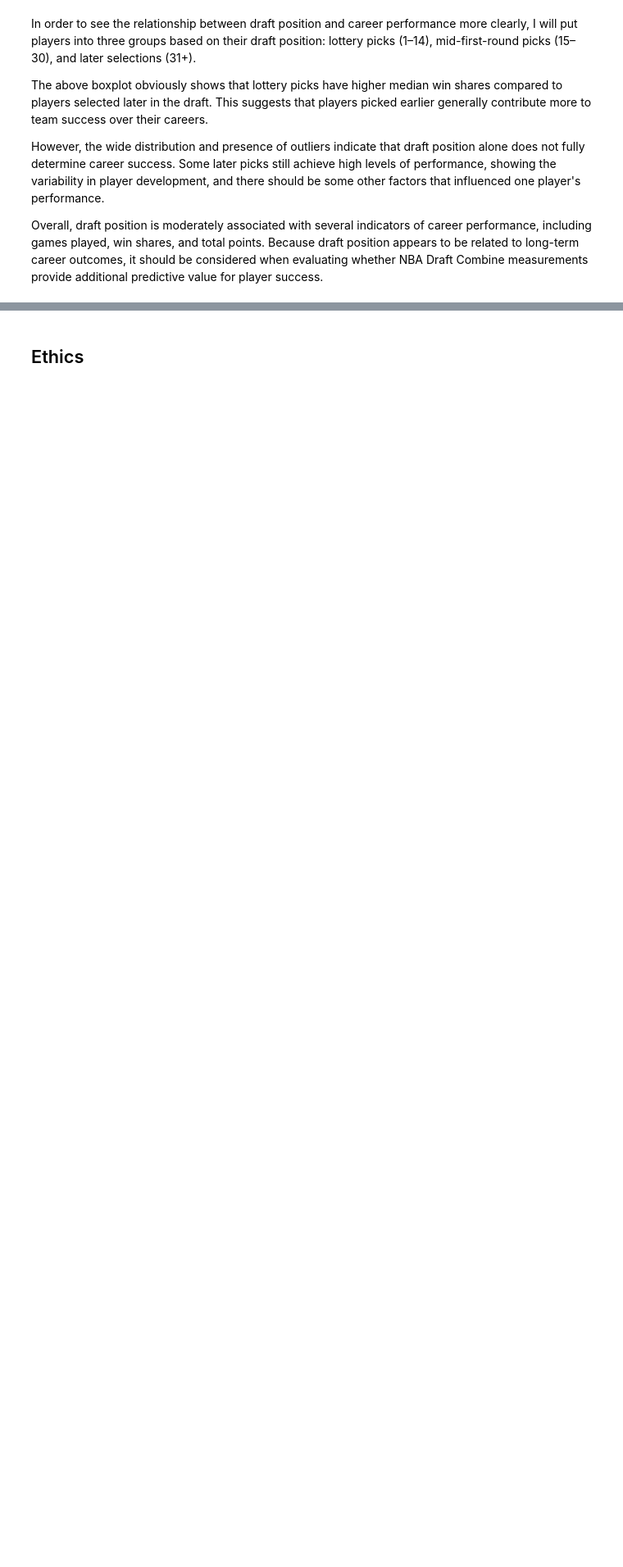
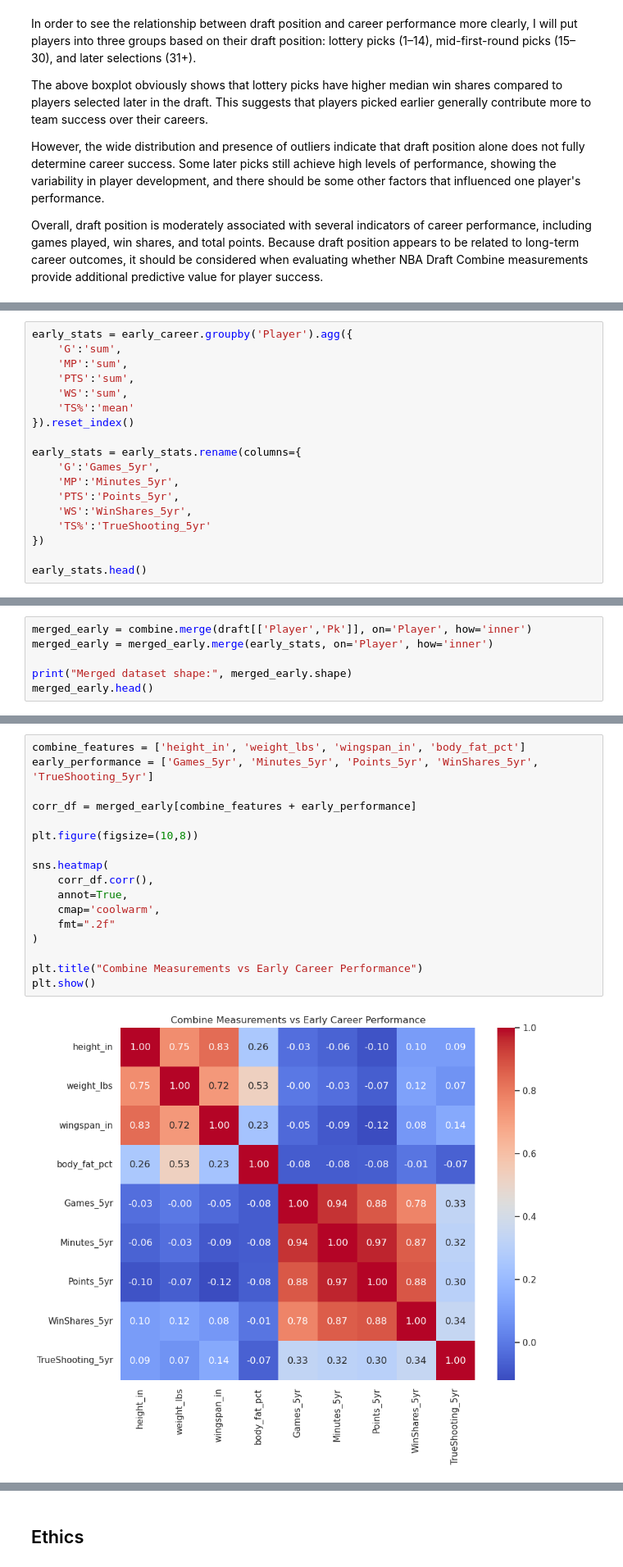
Before and after one commit to COGS108/Group010_WI26, a Jupyter notebook: 02-EDACheckpoint.ipynb, the cells around one changed output, grey strips where cells are left out. Shown at 82% size. Saved outputs shown, nothing was run; the diff lists cells and outputs as text; blank space fills up the shorter version.

Commit message:
Finished Section 4 of EDA
Final draft of section 4 of eda is completed.

```diff
--- a/02-EDACheckpoint.ipynb
+++ b/02-EDACheckpoint.ipynb
@@ -950,0 +999,18 @@ Overall, draft position is moderately associated with several indicators of care
+# %%
+early_stats = early_career.groupby('Player').agg({
+    'G':'sum',
+    'MP':'sum',
+    'PTS':'sum',
+    'WS':'sum',
+    'TS%':'mean'
+}).reset_index()
+
+early_stats = early_stats.rename(columns={
+    'G':'Games_5yr',
+    'MP':'Minutes_5yr',
+    'PTS':'Points_5yr',
+    'WS':'WinShares_5yr',
+    'TS%':'TrueShooting_5yr'
+})
+
+early_stats.head()
@@ -950,0 +1026,6 @@ Overall, draft position is moderately associated with several indicators of care
+# %%
+merged_early = combine.merge(draft[['Player','Pk']], on='Player', how='inner')
+merged_early = merged_early.merge(early_stats, on='Player', how='inner')
+
+print("Merged dataset shape:", merged_early.shape)
+merged_early.head()
@@ -950,0 +1058,19 @@ Overall, draft position is moderately associated with several indicators of care
+# %%
+combine_features = ['height_in', 'weight_lbs', 'wingspan_in', 'body_fat_pct']
+early_performance = ['Games_5yr', 'Minutes_5yr', 'Points_5yr', 'WinShares_5yr', 'TrueShooting_5yr']
+
+corr_df = merged_early[combine_features + early_performance]
+
+plt.figure(figsize=(10,8))
+
+sns.heatmap(
+    corr_df.corr(),
+    annot=True,
+    cmap='coolwarm',
+    fmt=".2f"
+)
+
+plt.title("Combine Measurements vs Early Career Performance")
+plt.show()
+# %% [output]
+[figure, added]
```
Also changed, not shown: parts of 18 cells of this notebook.
